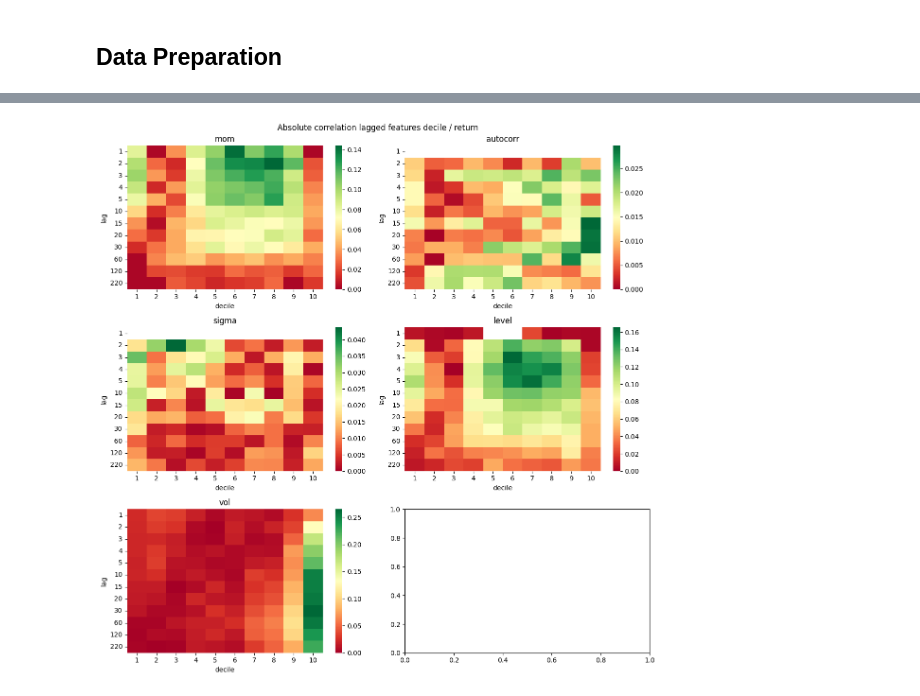
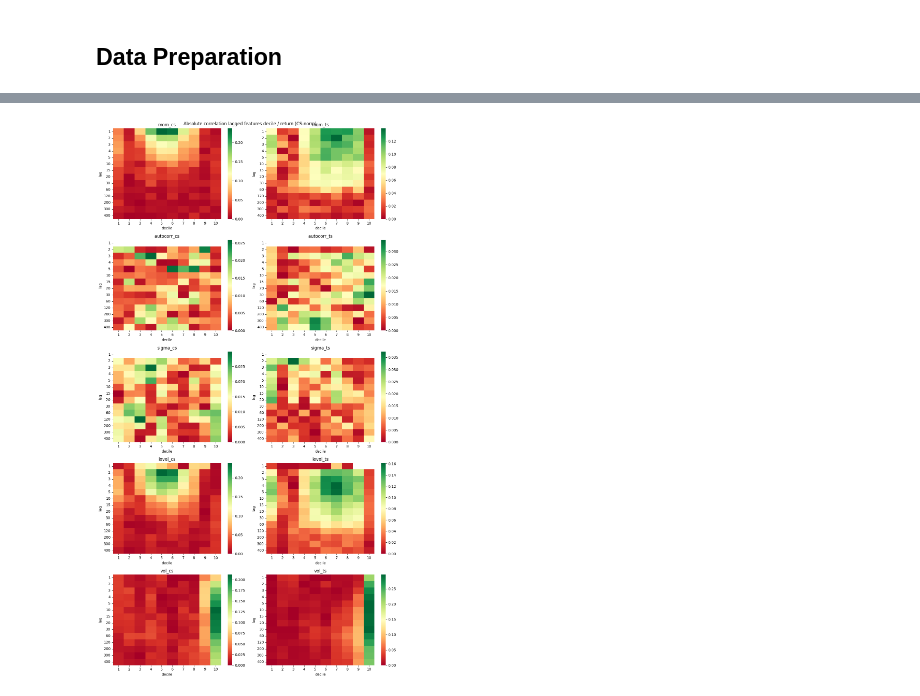
Before and after one commit to flanfly/studies, a Jupyter notebook: duckdb.ipynb, the cells around one changed output, grey strips where cells are left out. Drawn from its saved outputs; the diff is of its cells as text; code cells hidden in the pictures.

```diff
--- a/duckdb.ipynb
+++ b/duckdb.ipynb
@@ -209,42 +205,53 @@ import numpy as np
 import matplotlib.pyplot as plt
 
 df = con.sql('''
-    with narrow as (
+    with cs as (
         unpivot cs_features
-        on mom, autocorr, sigma, level, vol
+        on columns('(mom|autocorr|sigma|level|vol)') as '\\0_cs'
+        into
+            name feature value value
+    ), ts as (
+        unpivot ts_features
+        on columns('(mom|autocorr|sigma|level|vol)') as '\\0_ts'
         into
             name feature value value
     ), deciles as (
         select
             lag, ret, feature, value,
             ntile(10) over (partition by ts, lag, feature order by value asc) as decile
-        from narrow
+        from (
+            select * from cs
+            union select * from ts
+        )
     ), corr as (
         select lag, feature, decile, corr(ret, value) as corr
         from deciles
         where value is not null and isfinite(value)
         group by lag, decile, feature
     )
     pivot corr
     on feature
     using any_value(corr)
 ''').df()
 
-fig, axes = plt.subplots(3, 2, figsize=(12, 12))
-axes = axes.flatten()
+feats = list(map(lambda p: f'{p[0]}_{p[1]}', it.product(['mom','autocorr','sigma','level','vol'], ['cs','ts'])))
+fig, axes = plt.subplots(5, 2, figsize=(12, 22))
+axes = axes.flatten().tolist()
 
-for ax, feat in zip(axes, ['mom','autocorr','sigma','level','vol']):
+for ax, feat in zip(axes, feats):
     sns.heatmap(
         np.abs(df.pivot(index='lag', columns='decile', values=feat)),
         cmap='RdYlGn',vmin=0,ax=ax)
     ax.set_title(feat)
 
+while len(axes) > len(feats):
+    fig.delaxes(axes.pop())
 
-plt.suptitle('Absolute correlation lagged features decile / return')
-plt.tight_layout()
+fig.suptitle('Absolute correlation lagged features decile / return (CS-norm)')
+fig.tight_layout()
 plt.show()
 # %% [output]
-[figure, old version]
+[figure, new version]
 # %%
 from scipy import stats
 
```
Also changed, not shown: parts of 7 cells of this notebook.
